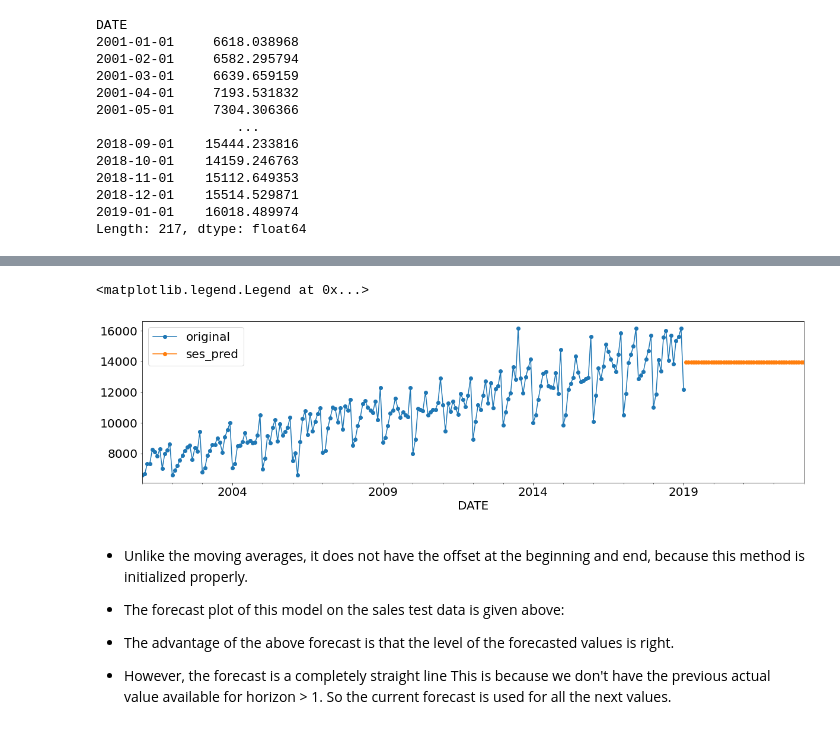
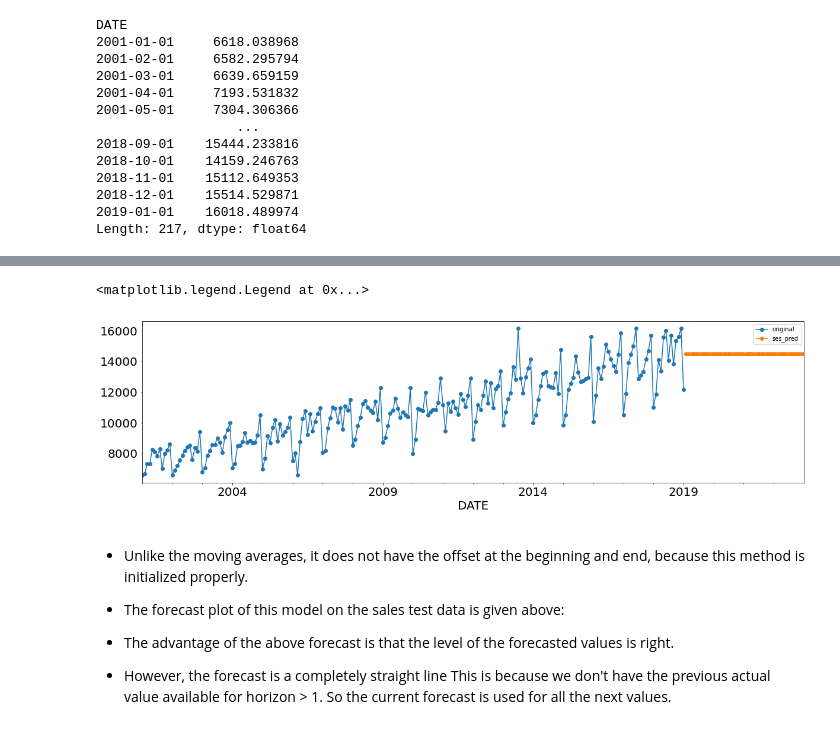
Before and after one commit to 28101991SUNNY/ML2_Unsupervised-Learning, a Jupyter notebook: 10_1_Time Series Analysis 1 .ipynb, the cells around one changed output, grey strips where cells are left out. Cells and saved outputs as stored; diff of their text form; code cells hidden in the pictures.

```diff
--- a/10_1_Time Series Analysis 1 .ipynb
+++ b/10_1_Time Series Analysis 1 .ipynb
@@ -1004,13 +1012,13 @@ plt.legend()
 # %%
-model = sm.tsa.SimpleExpSmoothing(mobile_sales.Sales).fit(smoothing_level=0.5)
+model = sm.tsa.SimpleExpSmoothing(mobile_sales.Sales).fit(smoothing_level=0.2)
 pred = model.forecast(48)
 
 mobile_sales.Sales.plot(label='original', style='-o')
 pred.plot(label='ses_pred', style='-o')
 plt.legend()
 # %% [output]
 <matplotlib.legend.Legend at 0x...>
-[figure, old version]
+[figure, new version]
 # %% [markdown]
 - Unlike the moving averages, it does not have the offset at the beginning and end, because this method is initialized properly.
 
```
Also changed, not shown: parts of 59 cells of this notebook.
